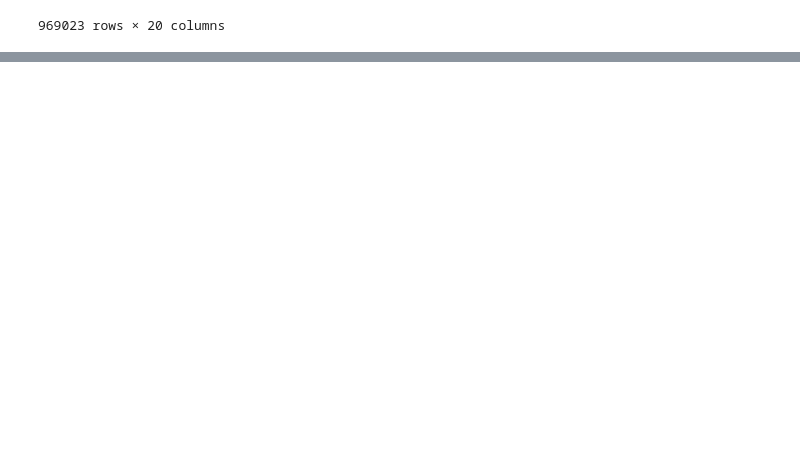
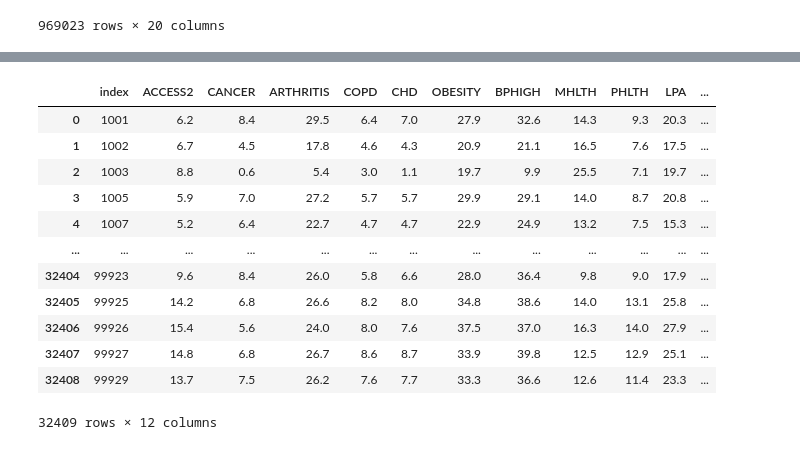
Before and after one commit to jon-pun/final4741project, a Jupyter notebook: walkability.ipynb, the cells around one changed output, grey strips where cells are left out. Cells and saved outputs as stored; diff of their text form; code cells hidden in the pictures; blank space fills up the shorter version.

Commit message:
final joined data

```diff
--- a/walkability.ipynb
+++ b/walkability.ipynb
@@ -38,3 +38,6 @@ data_joined
 | 969021 | 99929 | 2020 | BRFSS | Health Status | Fair or poor self-rated health st... | % | Crude prevalence | 15.3 | ... |
 | 969022 | 99929 | 2020 | BRFSS | Health Status | Mental health not good for >=14 d... | % | Crude prevalence | 12.6 | ... |
 969023 rows × 20 columns
+# %%
+health_values = data_joined.pivot(index = "index", columns = "MeasureId", values = "Data_Value")
+health_values = health_values.join(walk_subset).reset_index()
@@ -40,0 +60,18 @@ data_joined
+# %%
+health_values = health_values[["index", "ACCESS2", "CANCER", "ARTHRITIS", "COPD", "CHD", "OBESITY", "BPHIGH", "MHLTH", "PHLTH", "LPA", "NatWalkInd"]]
+
+health_values
+# %% [output]
+|  | index | ACCESS2 | CANCER | ARTHRITIS | COPD | CHD | OBESITY | BPHIGH | MHLTH | PHLTH | LPA | ... |
+| 0 | 1001 | 6.2 | 8.4 | 29.5 | 6.4 | 7.0 | 27.9 | 32.6 | 14.3 | 9.3 | 20.3 | ... |
+| 1 | 1002 | 6.7 | 4.5 | 17.8 | 4.6 | 4.3 | 20.9 | 21.1 | 16.5 | 7.6 | 17.5 | ... |
+| 2 | 1003 | 8.8 | 0.6 | 5.4 | 3.0 | 1.1 | 19.7 | 9.9 | 25.5 | 7.1 | 19.7 | ... |
+| 3 | 1005 | 5.9 | 7.0 | 27.2 | 5.7 | 5.7 | 29.9 | 29.1 | 14.0 | 8.7 | 20.8 | ... |
+| 4 | 1007 | 5.2 | 6.4 | 22.7 | 4.7 | 4.7 | 22.9 | 24.9 | 13.2 | 7.5 | 15.3 | ... |
+| ... | ... | ... | ... | ... | ... | ... | ... | ... | ... | ... | ... | ... |
+| 32404 | 99923 | 9.6 | 8.4 | 26.0 | 5.8 | 6.6 | 28.0 | 36.4 | 9.8 | 9.0 | 17.9 | ... |
+| 32405 | 99925 | 14.2 | 6.8 | 26.6 | 8.2 | 8.0 | 34.8 | 38.6 | 14.0 | 13.1 | 25.8 | ... |
+| 32406 | 99926 | 15.4 | 5.6 | 24.0 | 8.0 | 7.6 | 37.5 | 37.0 | 16.3 | 14.0 | 27.9 | ... |
+| 32407 | 99927 | 14.8 | 6.8 | 26.7 | 8.6 | 8.7 | 33.9 | 39.8 | 12.5 | 12.9 | 25.1 | ... |
+| 32408 | 99929 | 13.7 | 7.5 | 26.2 | 7.6 | 7.7 | 33.3 | 36.6 | 12.6 | 11.4 | 23.3 | ... |
+32409 rows × 12 columns
```
Also changed, not shown: parts of 1 cell of this notebook.
